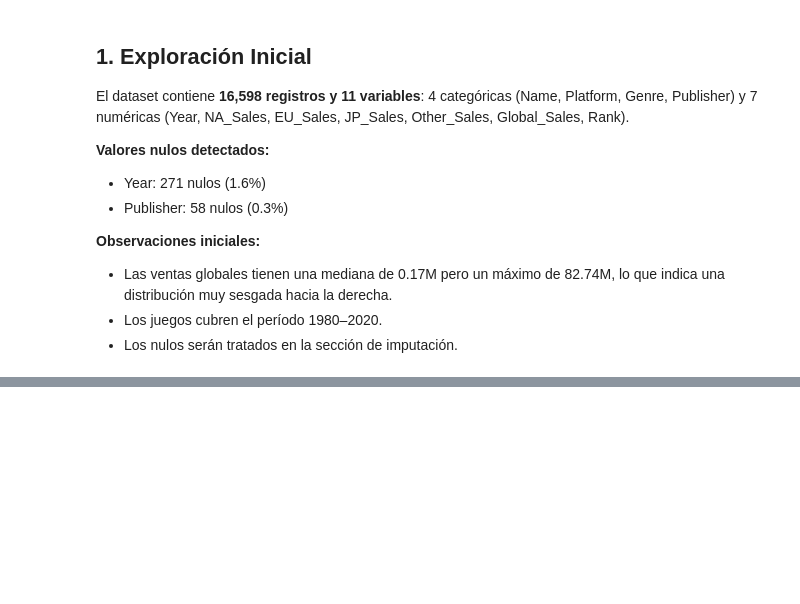
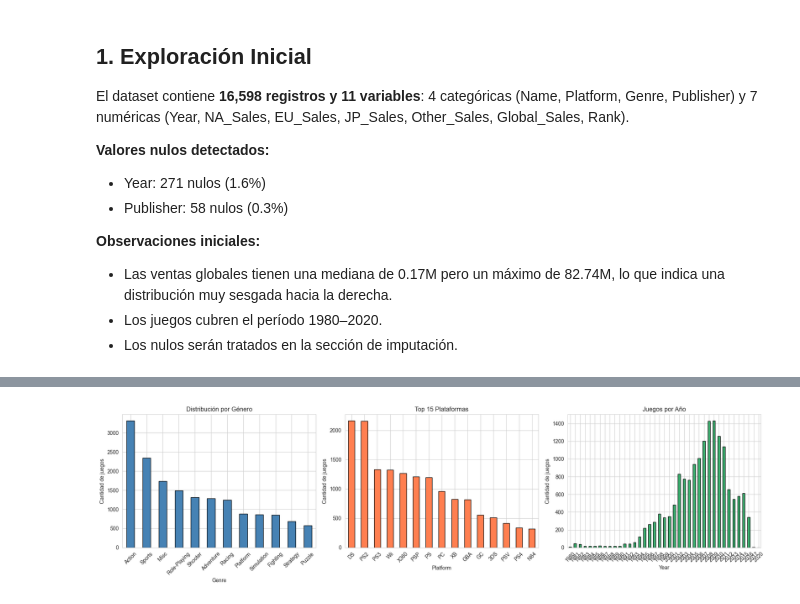
Before and after one commit to Danfezinho/Proyecto-1---Data-mining, a Jupyter notebook: notebooks/analisis.ipynb, the cells around one changed output, grey strips where cells are left out. Saved outputs shown, nothing was run; the diff lists cells and outputs as text; code cells hidden in the pictures; blank space fills up the shorter version.

```diff
--- a/notebooks/analisis.ipynb
+++ b/notebooks/analisis.ipynb
@@ -100,0 +132,28 @@ JP_Sales, Other_Sales, Global_Sales, Rank).
+# %%
+fig, axes = plt.subplots(1, 3, figsize=(18, 5))
+
+# Genre
+df['Genre'].value_counts().plot(kind='bar', ax=axes[0],
+    color='steelblue', edgecolor='black')
+axes[0].set_title('Distribución por Género', fontsize=12)
+axes[0].set_ylabel('Cantidad de juegos')
+axes[0].tick_params(axis='x', rotation=45)
+
+# Platform (top 15)
+df['Platform'].value_counts().head(15).plot(kind='bar', ax=axes[1],
+    color='coral', edgecolor='black')
+axes[1].set_title('Top 15 Plataformas', fontsize=12)
+axes[1].set_ylabel('Cantidad de juegos')
+axes[1].tick_params(axis='x', rotation=45)
+
+# Year
+df['Year'].dropna().astype(int).value_counts().sort_index().plot(
+    kind='bar', ax=axes[2], color='mediumseagreen', edgecolor='black')
+axes[2].set_title('Juegos por Año', fontsize=12)
+axes[2].set_ylabel('Cantidad de juegos')
+axes[2].tick_params(axis='x', rotation=45)
+
+plt.tight_layout()
+plt.show()
+# %% [output]
+[figure, added]
```
Also changed, not shown: parts of 4 cells of this notebook, 1 other file.
